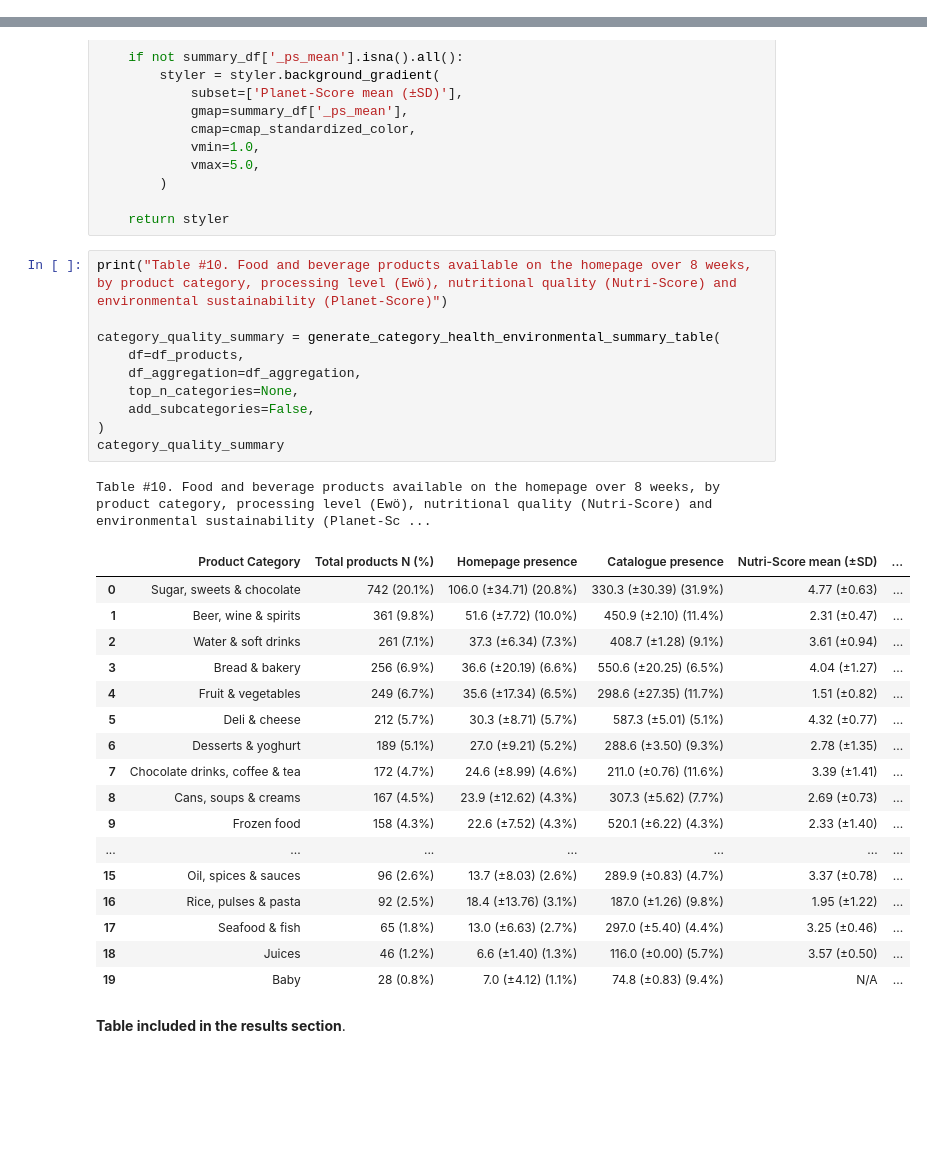
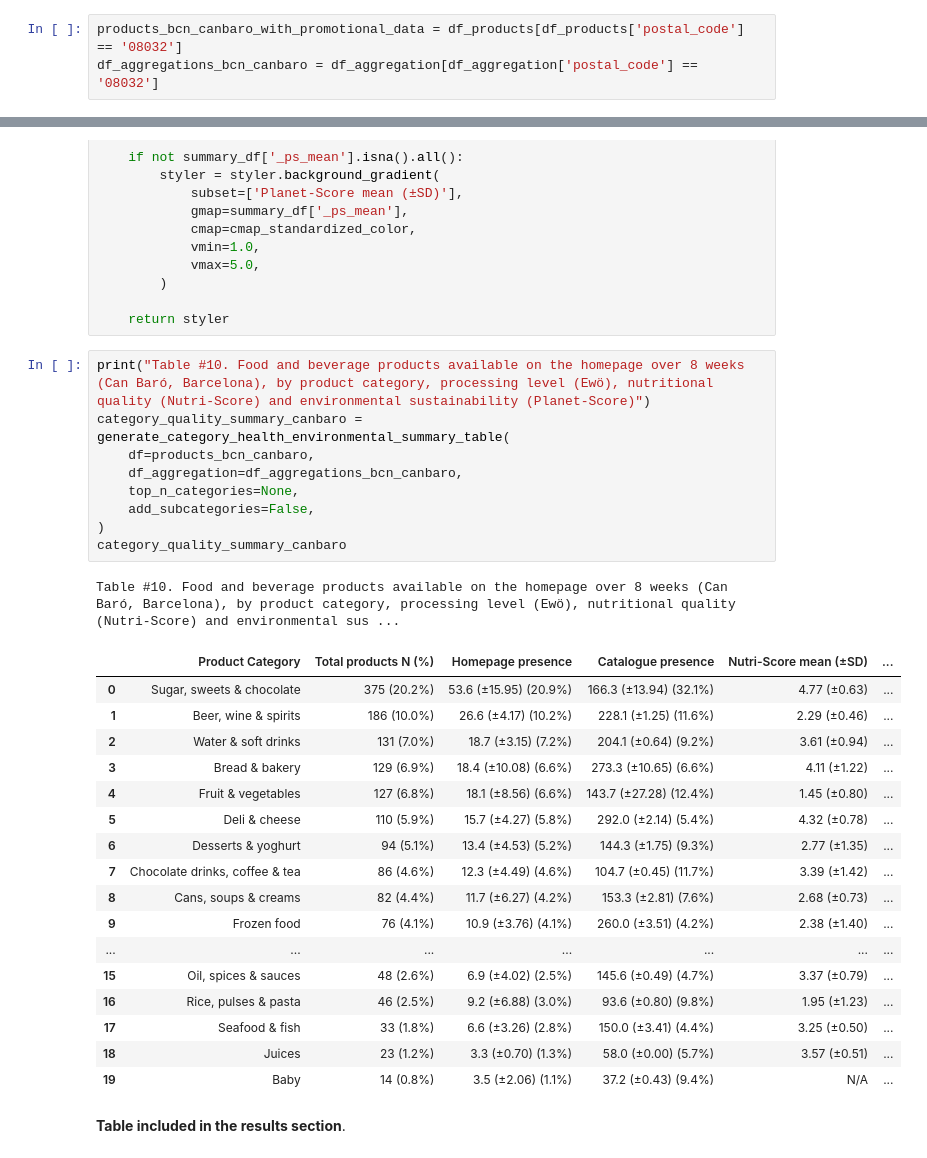
Before and after one commit to cescFT/TFM-fferretar-code, a Jupyter notebook: data-analysis/TFM-fferretar-data-analysis.ipynb, the cells around one changed output, grey strips where cells are left out. Drawn from its saved outputs; the diff is of its cells as text; blank space fills up the shorter version.

```diff
--- a/data-analysis/TFM-fferretar-data-analysis.ipynb
+++ b/data-analysis/TFM-fferretar-data-analysis.ipynb
@@ -1463,6 +1468,9 @@ plot_promotion_data_donut_piechart(df_products)
 [figure]
 # %% [markdown]
 **Figure not included in the results section**.
+# %%
+products_bcn_canbaro_with_promotional_data = df_products[df_products['postal_code'] == '08032']
+df_aggregations_bcn_canbaro = df_aggregation[df_aggregation['postal_code'] == '08032']
 # %%
 def plot_promotion_by_category_stacked(
     df: pd.DataFrame,
@@ -3611,34 +3658,33 @@ def generate_category_health_environmental_summary_table(
 
     return styler
 # %%
-print("Table #10. Food and beverage products available on the homepage over 8 weeks, by product category, processing level (Ewö), nutritional quality (Nutri-Score) and environmental sustainability (Planet-Score)")
-
-category_quality_summary = generate_category_health_environmental_summary_table(
-    df=df_products,
-    df_aggregation=df_aggregation,
+print("Table #10. Food and beverage products available on the homepage over 8 weeks (Can Baró, Barcelona), by product category, processing level (Ewö), nutritional quality (Nutri-Score) and environmental sustainability (Planet-Score)")
+category_quality_summary_canbaro = generate_category_health_environmental_summary_table(
+    df=products_bcn_canbaro,
+    df_aggregation=df_aggregations_bcn_canbaro,
     top_n_categories=None,
     add_subcategories=False,
 )
-category_quality_summary
+category_quality_summary_canbaro
 # %% [output]
-Table #10. Food and beverage products available on the homepage over 8 weeks, by product category, processing level (Ewö), nutritional quality (Nutri-Score) and environmental sustainability (Planet-Sc ...
+Table #10. Food and beverage products available on the homepage over 8 weeks (Can Baró, Barcelona), by product category, processing level (Ewö), nutritional quality (Nutri-Score) and environmental sus ...
 |  | Product Category | Total products N (%) | Homepage presence | Catalogue presence | Nutri-Score mean (±SD) | ... |
-| 0 | Sugar, sweets & chocolate | 742 (20.1%) | 106.0 (±34.71) (20.8%) | 330.3 (±30.39) (31.9%) | 4.77 (±0.63) | ... |
-| 1 | Beer, wine & spirits | 361 (9.8%) | 51.6 (±7.72) (10.0%) | 450.9 (±2.10) (11.4%) | 2.31 (±0.47) | ... |
-| 2 | Water & soft drinks | 261 (7.1%) | 37.3 (±6.34) (7.3%) | 408.7 (±1.28) (9.1%) | 3.61 (±0.94) | ... |
-| 3 | Bread & bakery | 256 (6.9%) | 36.6 (±20.19) (6.6%) | 550.6 (±20.25) (6.5%) | 4.04 (±1.27) | ... |
-| 4 | Fruit & vegetables | 249 (6.7%) | 35.6 (±17.34) (6.5%) | 298.6 (±27.35) (11.7%) | 1.51 (±0.82) | ... |
-| 5 | Deli & cheese | 212 (5.7%) | 30.3 (±8.71) (5.7%) | 587.3 (±5.01) (5.1%) | 4.32 (±0.77) | ... |
-| 6 | Desserts & yoghurt | 189 (5.1%) | 27.0 (±9.21) (5.2%) | 288.6 (±3.50) (9.3%) | 2.78 (±1.35) | ... |
-| 7 | Chocolate drinks, coffee & tea | 172 (4.7%) | 24.6 (±8.99) (4.6%) | 211.0 (±0.76) (11.6%) | 3.39 (±1.41) | ... |
-| 8 | Cans, soups & creams | 167 (4.5%) | 23.9 (±12.62) (4.3%) | 307.3 (±5.62) (7.7%) | 2.69 (±0.73) | ... |
-| 9 | Frozen food | 158 (4.3%) | 22.6 (±7.52) (4.3%) | 520.1 (±6.22) (4.3%) | 2.33 (±1.40) | ... |
+| 0 | Sugar, sweets & chocolate | 375 (20.2%) | 53.6 (±15.95) (20.9%) | 166.3 (±13.94) (32.1%) | 4.77 (±0.63) | ... |
+| 1 | Beer, wine & spirits | 186 (10.0%) | 26.6 (±4.17) (10.2%) | 228.1 (±1.25) (11.6%) | 2.29 (±0.46) | ... |
+| 2 | Water & soft drinks | 131 (7.0%) | 18.7 (±3.15) (7.2%) | 204.1 (±0.64) (9.2%) | 3.61 (±0.94) | ... |
+| 3 | Bread & bakery | 129 (6.9%) | 18.4 (±10.08) (6.6%) | 273.3 (±10.65) (6.6%) | 4.11 (±1.22) | ... |
+| 4 | Fruit & vegetables | 127 (6.8%) | 18.1 (±8.56) (6.6%) | 143.7 (±27.28) (12.4%) | 1.45 (±0.80) | ... |
+| 5 | Deli & cheese | 110 (5.9%) | 15.7 (±4.27) (5.8%) | 292.0 (±2.14) (5.4%) | 4.32 (±0.78) | ... |
+| 6 | Desserts & yoghurt | 94 (5.1%) | 13.4 (±4.53) (5.2%) | 144.3 (±1.75) (9.3%) | 2.77 (±1.35) | ... |
+| 7 | Chocolate drinks, coffee & tea | 86 (4.6%) | 12.3 (±4.49) (4.6%) | 104.7 (±0.45) (11.7%) | 3.39 (±1.42) | ... |
+| 8 | Cans, soups & creams | 82 (4.4%) | 11.7 (±6.27) (4.2%) | 153.3 (±2.81) (7.6%) | 2.68 (±0.73) | ... |
+| 9 | Frozen food | 76 (4.1%) | 10.9 (±3.76) (4.1%) | 260.0 (±3.51) (4.2%) | 2.38 (±1.40) | ... |
 | ... | ... | ... | ... | ... | ... | ... |
-| 15 | Oil, spices & sauces | 96 (2.6%) | 13.7 (±8.03) (2.6%) | 289.9 (±0.83) (4.7%) | 3.37 (±0.78) | ... |
-| 16 | Rice, pulses & pasta | 92 (2.5%) | 18.4 (±13.76) (3.1%) | 187.0 (±1.26) (9.8%) | 1.95 (±1.22) | ... |
-| 17 | Seafood & fish | 65 (1.8%) | 13.0 (±6.63) (2.7%) | 297.0 (±5.40) (4.4%) | 3.25 (±0.46) | ... |
-| 18 | Juices | 46 (1.2%) | 6.6 (±1.40) (1.3%) | 116.0 (±0.00) (5.7%) | 3.57 (±0.50) | ... |
-| 19 | Baby | 28 (0.8%) | 7.0 (±4.12) (1.1%) | 74.8 (±0.83) (9.4%) | N/A | ... |
+| 15 | Oil, spices & sauces | 48 (2.6%) | 6.9 (±4.02) (2.5%) | 145.6 (±0.49) (4.7%) | 3.37 (±0.79) | ... |
+| 16 | Rice, pulses & pasta | 46 (2.5%) | 9.2 (±6.88) (3.0%) | 93.6 (±0.80) (9.8%) | 1.95 (±1.23) | ... |
+| 17 | Seafood & fish | 33 (1.8%) | 6.6 (±3.26) (2.8%) | 150.0 (±3.41) (4.4%) | 3.25 (±0.50) | ... |
+| 18 | Juices | 23 (1.2%) | 3.3 (±0.70) (1.3%) | 58.0 (±0.00) (5.7%) | 3.57 (±0.51) | ... |
+| 19 | Baby | 14 (0.8%) | 3.5 (±2.06) (1.1%) | 37.2 (±0.43) (9.4%) | N/A | ... |
 # %% [markdown]
 **Table included in the results section**.
 # %%
```
Also changed, not shown: parts of 32 cells of this notebook.
